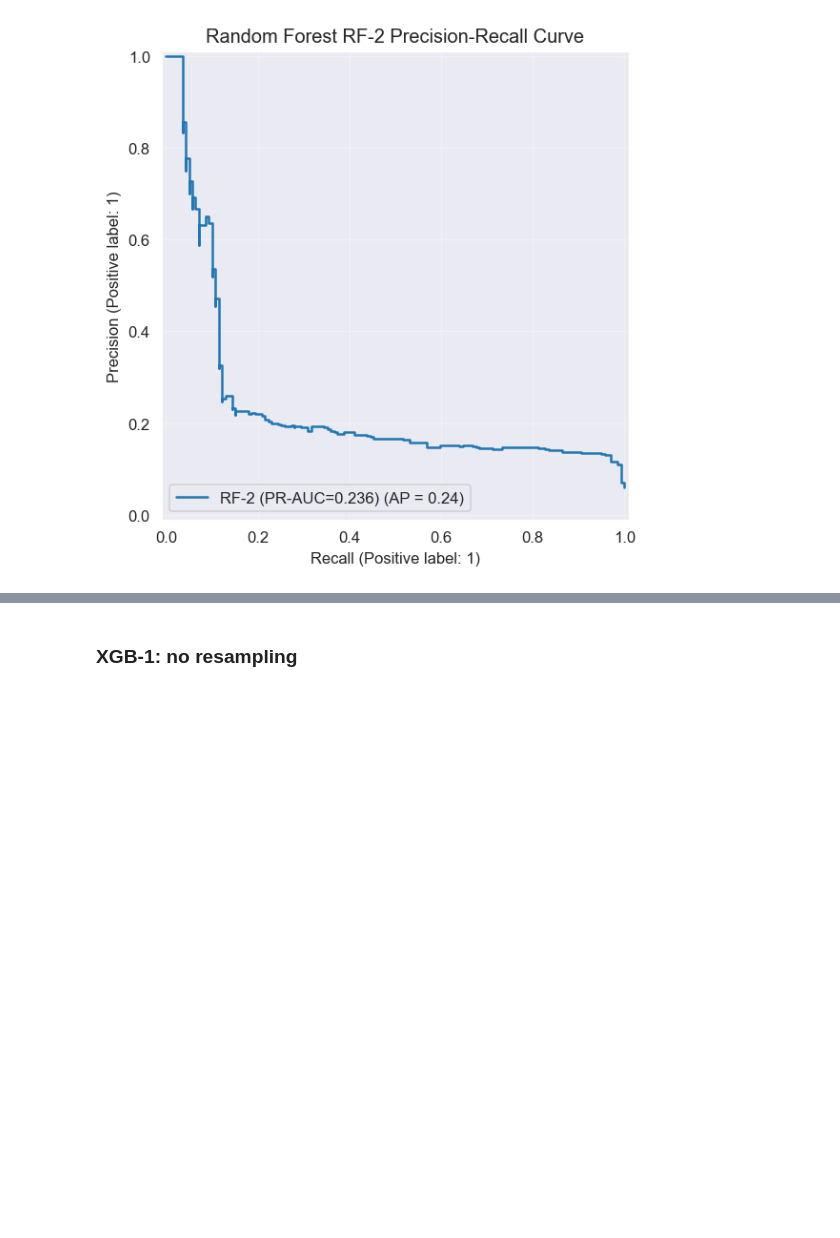
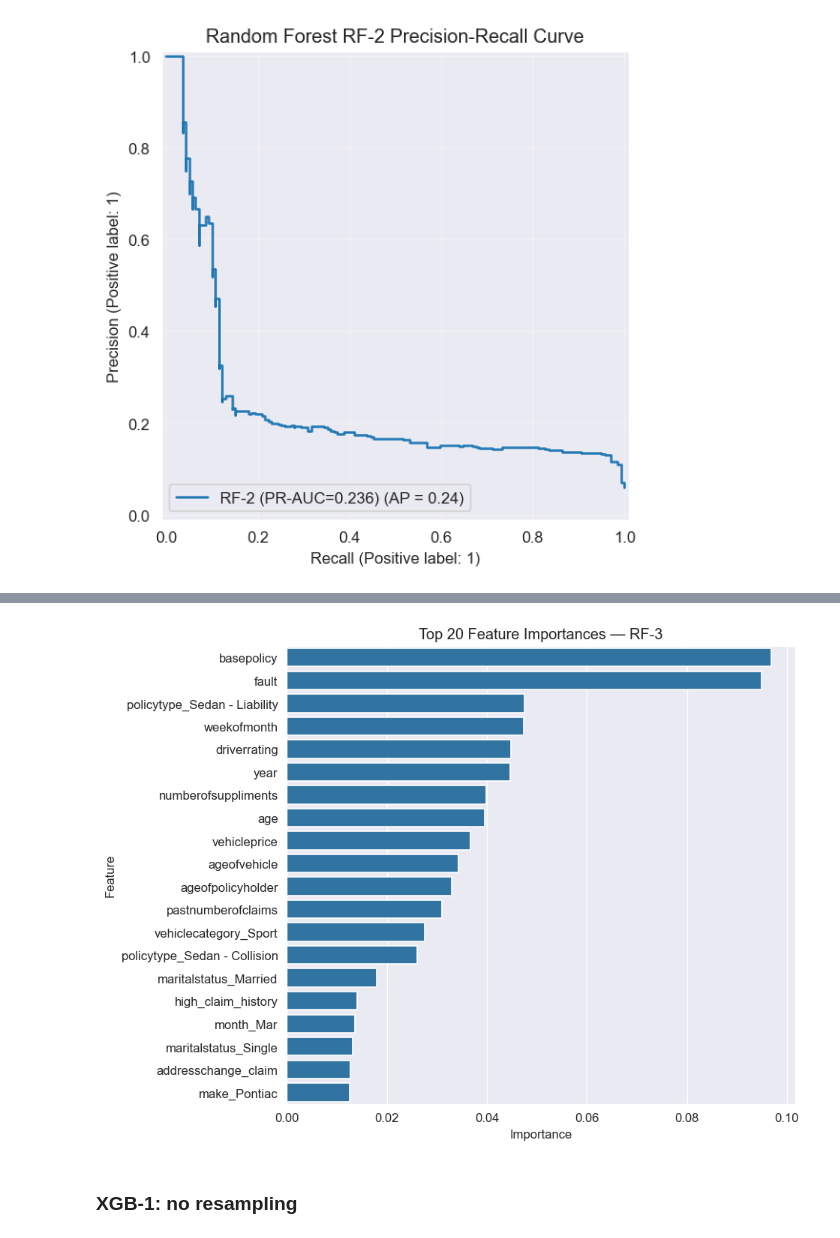
Before and after one commit to 1manvi/ML-Credit-Card-Fraud-2026, a Jupyter notebook: data_preprocessing_feature_engineering+XGBoost_not_finished.ipynb, the cells around one changed output, grey strips where cells are left out. Drawn from its saved outputs; the diff is of its cells as text; code cells hidden in the pictures; blank space fills up the shorter version.

```diff
--- a/data_preprocessing_feature_engineering+XGBoost_not_finished.ipynb
+++ b/data_preprocessing_feature_engineering+XGBoost_not_finished.ipynb
@@ -697,3 +790,23 @@ plt.show()
+# %%
+rf3_importances = pd.Series(rf3.feature_importances_, index=X_train.columns)
+top20_rf3 = rf3_importances.sort_values(ascending=False).head(20)
+
+fig, ax = plt.subplots(figsize=(8, 6))
+
+sns.barplot(
+    x=top20_rf3.values,
+    y=top20_rf3.index,
+    ax=ax
+)
+
+ax.set_title("Top 20 Feature Importances — RF-3")
+ax.set_xlabel("Importance")
+ax.set_ylabel("Feature")
+
+plt.tight_layout()
+plt.show()
+# %% [output]
+[figure, added]
 # %%
 def build_xgb_model(scale_pos_weight=1.0):
     # Core XGBoost model
```
Also changed, not shown: parts of 4 cells of this notebook.
